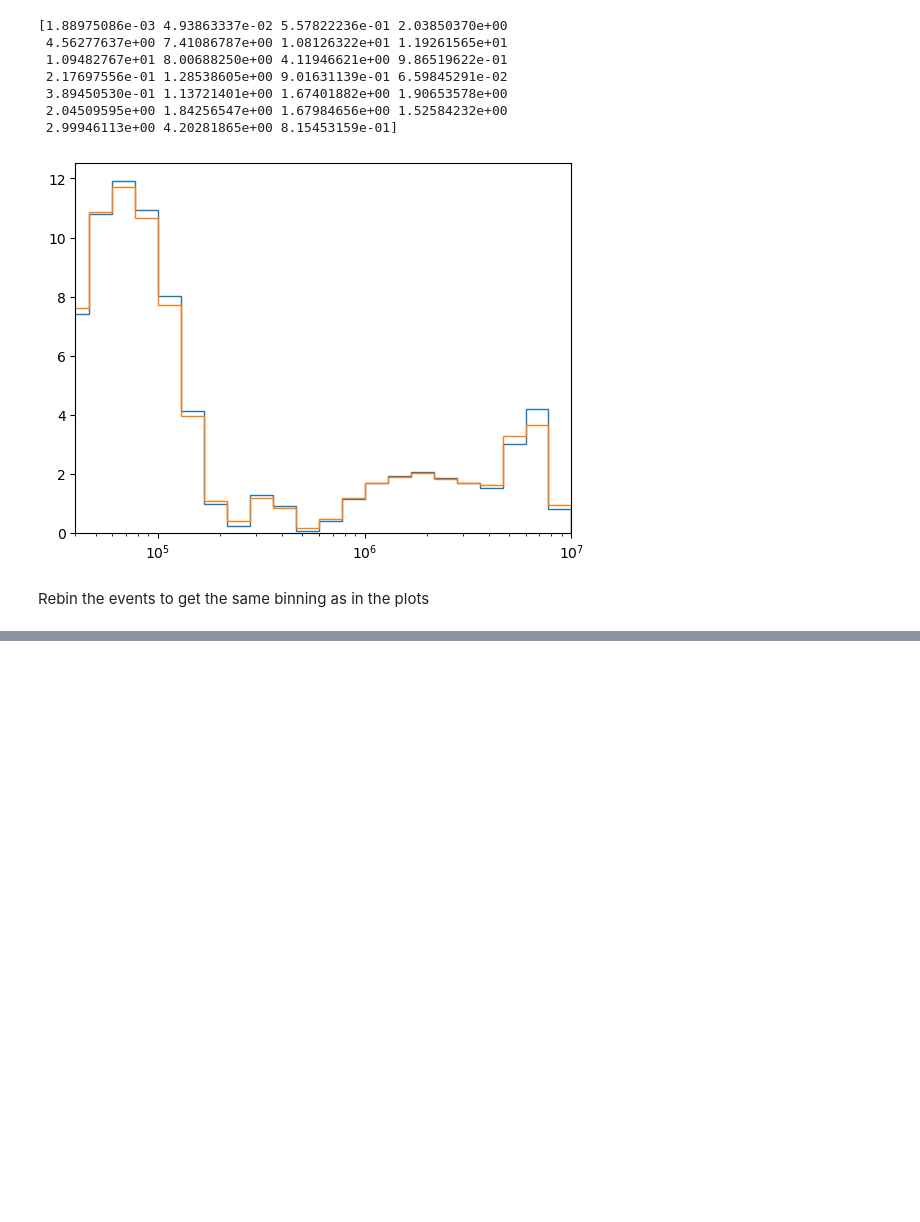
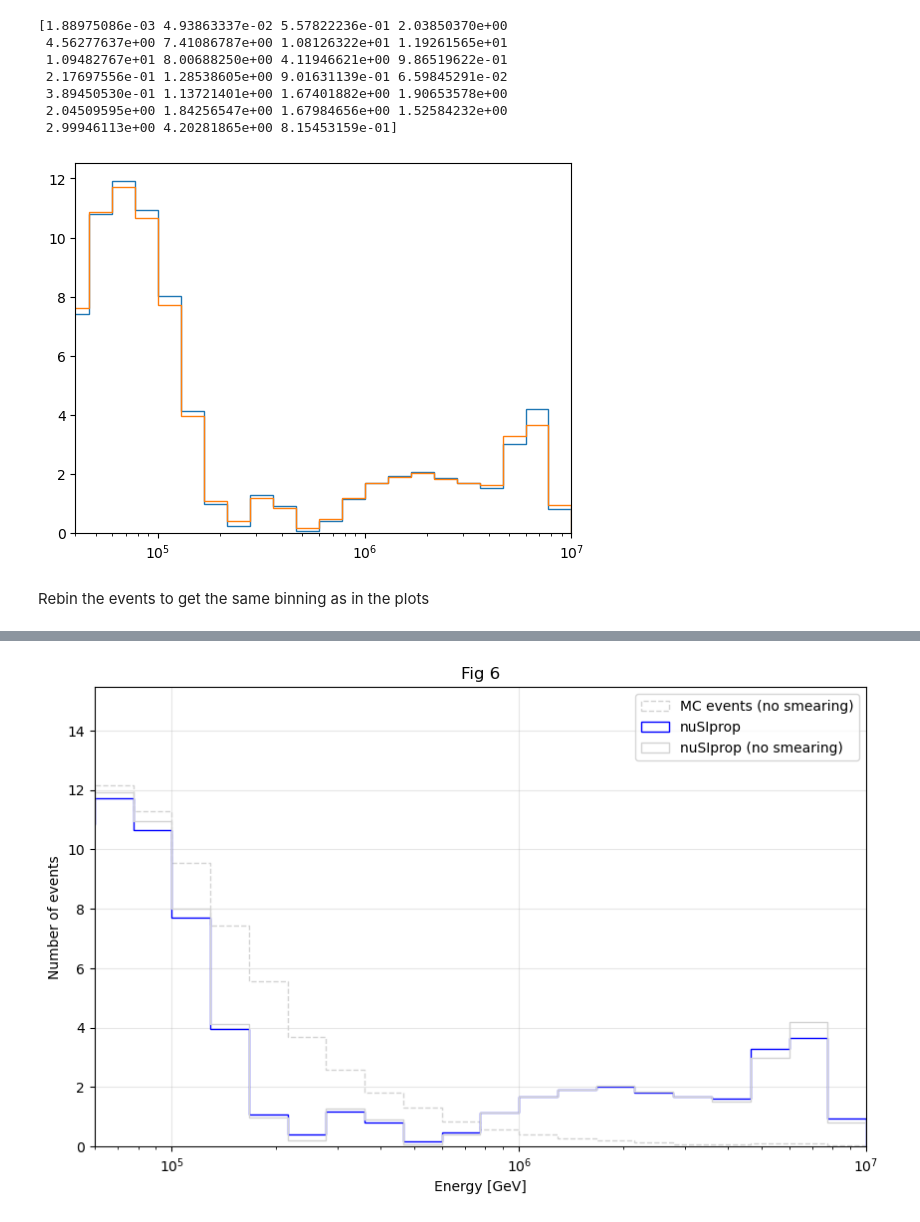
Before and after one commit to Astridsc/HESE-7-year-data-release, a Jupyter notebook: HESE-7-year-data-release/notebooks/fig6.ipynb, the cells around one changed output, grey strips where cells are left out. Saved outputs shown, nothing was run; the diff lists cells and outputs as text; code cells hidden in the pictures; blank space fills up the shorter version.

```diff
--- a/HESE-7-year-data-release/notebooks/fig6.ipynb
+++ b/HESE-7-year-data-release/notebooks/fig6.ipynb
@@ -176,7 +228,7 @@ Getting the MC events and weights that correspond to the astrophysical flux. As
 Shadowed code is the old version that might contain the background events.
 # %%
 # Get MC weights.
-#mc, mc_weights = get_weights(energy_bins_high_resolution, livetime=livetime, gen2=gen2, background=False)
+mc_test, mc_weights_test = get_weights(energy_bins_high_resolution, livetime=livetime, gen2=gen2, background=False)
 # %%
 mc = data_loader.load_mc(MC_FILENAMES, emin=energy_bins[0], emax=energy_bins[-1])
 data = data_loader.load_data("/home/astridaurora/HESE-7-year-data-release/HESE-7-year-data-release/resources/data/HESE_data.json", emin=energy_bins[0], emax=energy_bins[-1])
@@ -203,5 +265,8 @@ total_astro_events 69.14392927497538
 # Create initial histogram
 mc_events, test_edges  = np.histogram(mc['recoDepositedEnergy'], bins=energy_bins_high_resolution, weights=mc_weights[0])
 assert test_edges.all() == energy_bins_high_resolution.all()
+# %%
+mc_events_test, test_edges_test  = np.histogram(mc_test['recoDepositedEnergy'], bins=energy_bins_high_resolution, weights=mc_weights_test[0])
+assert test_edges_test.all() == energy_bins_high_resolution.all()
 # %% [markdown]
 Smearing of the Monte Carlo events and the nuSIprop events
@@ -260 +373,57 @@ Rebin the events to get the same binning as in the plots
+# %%
+# Create final histogram
+#mc_hist, edges = np.histogram(energies_mc, bins=energy_bins_plotting, weights=mc_events)
+#mc_hist_smeared, edges = np.histogram(energies_mc, bins=energy_bins_plotting, weights=mc_smeared)
+
+# Plotting
+plt.figure(figsize=(10, 6))
+
+
+plt.hist(
+    bin_edges_to_centers(energy_bins_high_resolution),
+    weights=mc_events_test,
+    bins=energy_bins_plotting,
+    label='MC events (no smearing)',
+    histtype='step',
+    color='lightgray',
+    linestyle='--'
+)
+"""plt.hist(
+    energies_mc * 1e-9,
+    weights=mc_smeared,
+    bins=energy_bins_plotting,
+    label='MC Events',
+    histtype='step',
+    color='orange'
+)"""
+
+# Plot smeared data
+plt.hist(
+    nuSIprop_events_df.index.values,
+    weights=nuSIprop_smeared,
+    bins=energy_bins_plotting,
+    label='nuSIprop',
+    histtype='step',
+    color='blue'
+)
+plt.hist(
+    nuSIprop_events_df.index.values,
+    weights=nuSIprop_events_df['total_events'],
+    bins=energy_bins_plotting,
+    label='nuSIprop (no smearing)',
+    histtype='step',
+    color='lightgray'
+)
+
+
+plt.xscale('log')
+plt.xlim(6*energy_bins_plotting[0], energy_bins_plotting[-1])
+plt.xlabel('Energy [GeV]')
+plt.ylabel('Number of events')
+plt.title('Fig 6')
+plt.legend()
+plt.grid(True, alpha=0.3)
+plt.show()
+# %% [output]
+[figure, added]
 # %%
```
Also changed, not shown: parts of 13 cells of this notebook, 9 other files.
